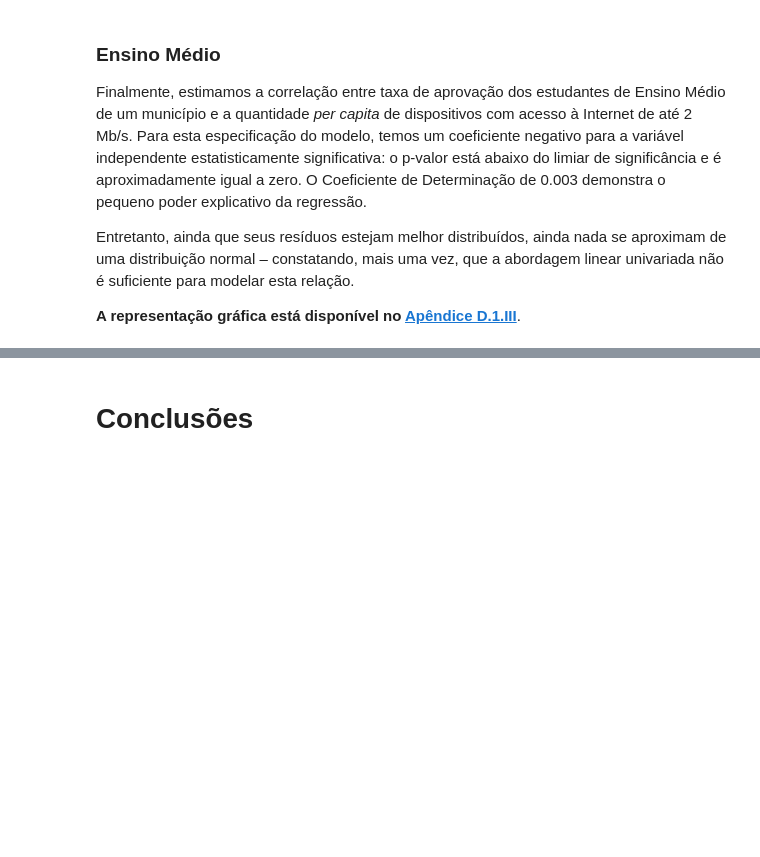
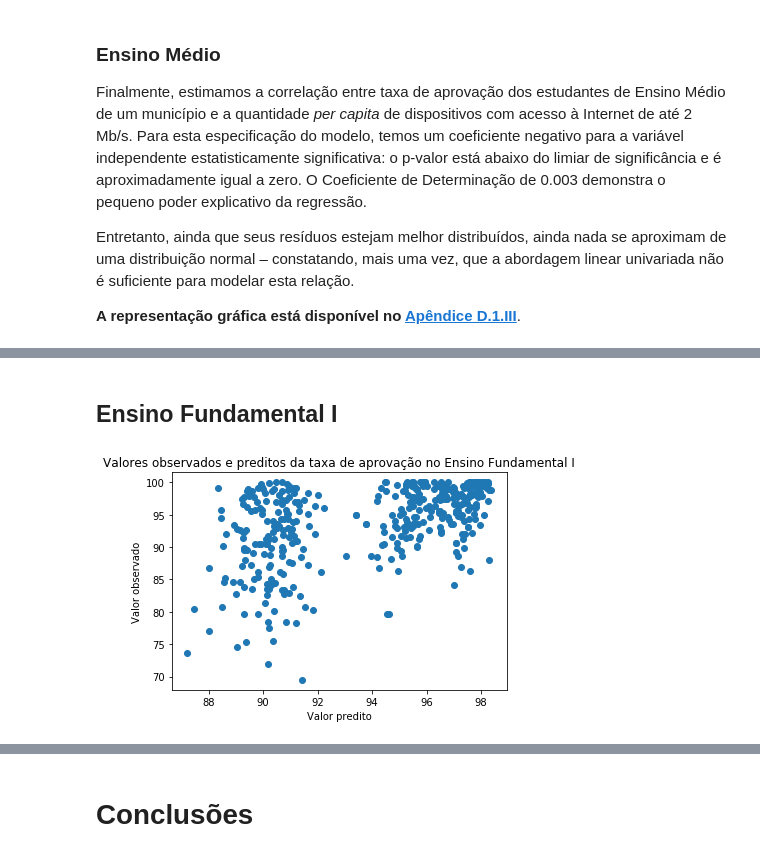
Before and after one commit to guilhermeolivsilva/tp-icd, a Jupyter notebook: trabalho_pratico.ipynb, the cells around one changed output, grey strips where cells are left out. Saved outputs shown, nothing was run; the diff lists cells and outputs as text; code cells hidden in the pictures; blank space fills up the shorter version.

```diff
--- a/trabalho_pratico.ipynb
+++ b/trabalho_pratico.ipynb
@@ -318,0 +355,2 @@ Os resultados e conclusões são apresentados a seguir.
+# %%
+dataset_train, dataset_validation, dataset_test = linear_regression.get_train_test_validation(dataset)
@@ -318,0 +438,6 @@ Os resultados e conclusões são apresentados a seguir.
+# %% [markdown]
+## Ensino Fundamental I
+# %%
+linear_regression.get_forecast_plot(dataset_train, dataset_validation, 'ef_1')
+# %% [output]
+[figure, added]
```
Also changed, not shown: parts of 86 cells of this notebook, 1 other file.
